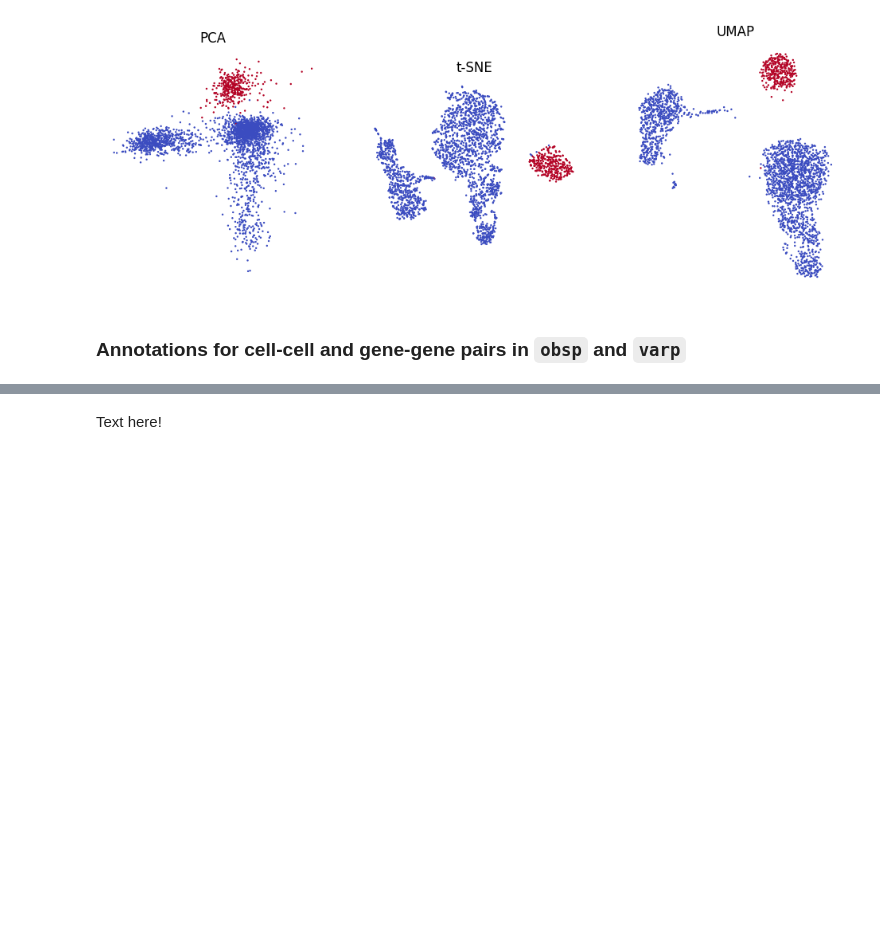
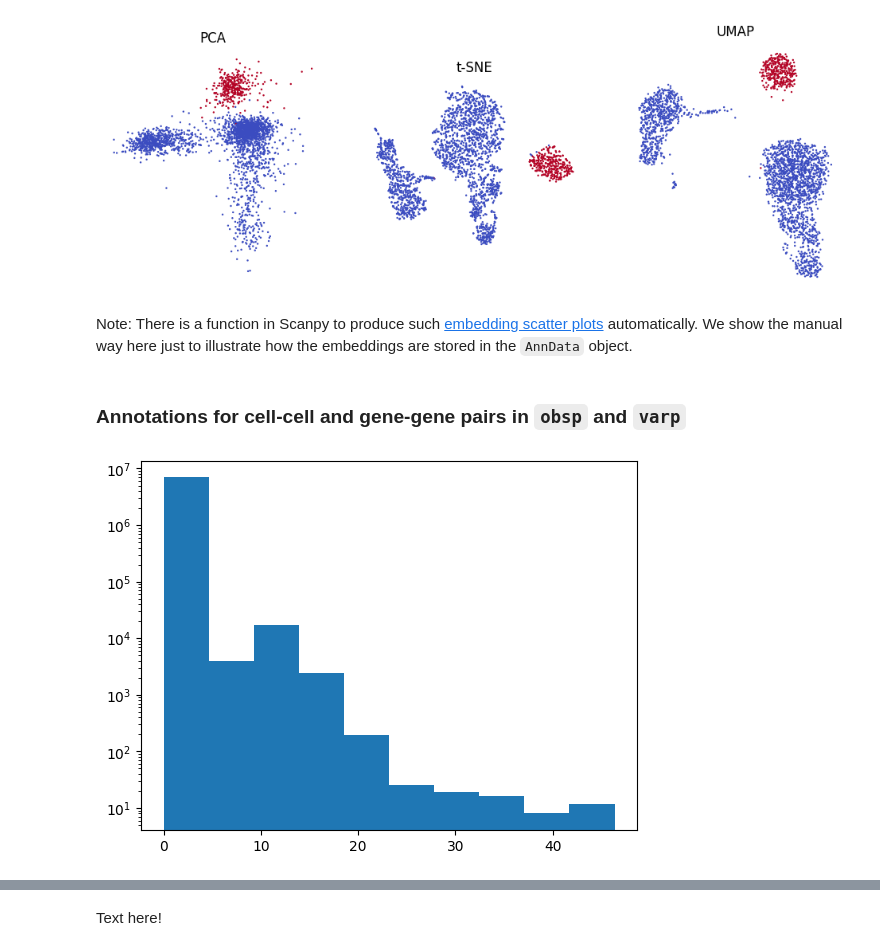
Before and after one commit to scverse/scverse-tutorials, a Jupyter notebook: docs/notebooks/getting_started.ipynb, the cells around one changed output, grey strips where cells are left out. Drawn from its saved outputs; the diff is of its cells as text; code cells hidden in the pictures; blank space fills up the shorter version.

```diff
--- a/docs/notebooks/getting_started.ipynb
+++ b/docs/notebooks/getting_started.ipynb
@@ -87,7 +91,10 @@ array([1, 1, 2, ..., 1, 1, 3])
 # %% [markdown]
 Now let's add a new layer, for example "counts per million"-normalized counts. We can compute it from the `raw` layer and store it in `layers` with a new name:
 # %%
-adata.layers["counts_per_million"] = sc.pp.normalize_total(adata, target_sum=10**6, layer="raw", inplace=False)["X"]
+#copy raw counts to new layer
+adata.layers['counts_per_million'] = adata.layers['raw'].copy()
+#normalize the new layer to counts-per-million
+sc.pp.normalize_total(adata, target_sum=10**6, layer="counts_per_million")
 print(adata.layers)
 # %% [output]
 Layers with keys: raw, counts_per_million
@@ -312,5 +321,12 @@ plt.axis("off")
 plt.gca().set_aspect("equal")
 # %% [output]
 [figure]
+# %% [markdown]
+Note: There is a function in Scanpy to produce such [embedding scatter plots](https://scanpy.readthedocs.io/en/stable/generated/scanpy.pl.embedding.html) automatically. We show the manual way here just to illustrate how the embeddings are stored in the `AnnData` object.
 # %% [markdown]
 ### Annotations for cell-cell and gene-gene pairs in `obsp` and `varp`
+# %%
+plt.hist(adata.obsp['distances'].A.flatten())
+plt.yscale('log')
+# %% [output]
+[figure, added]
```
Also changed, not shown: parts of 35 cells of this notebook.
